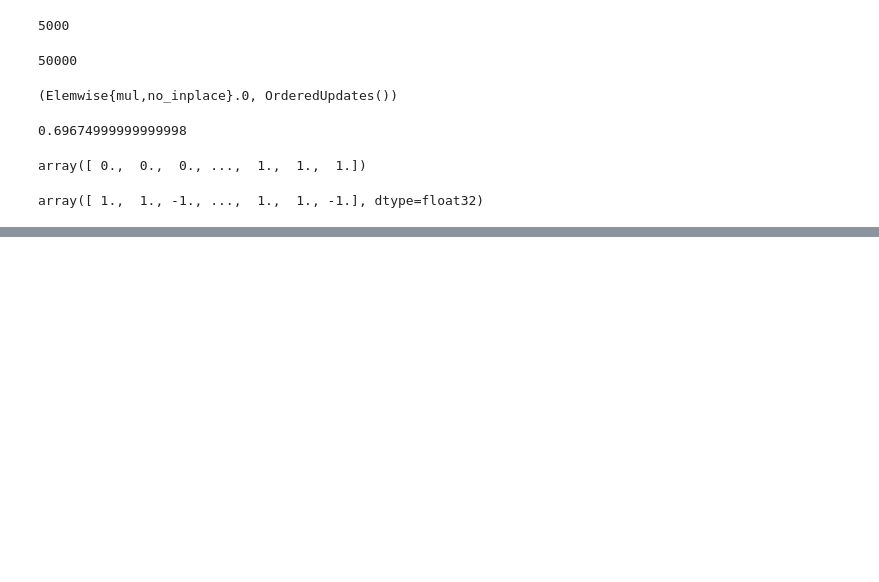
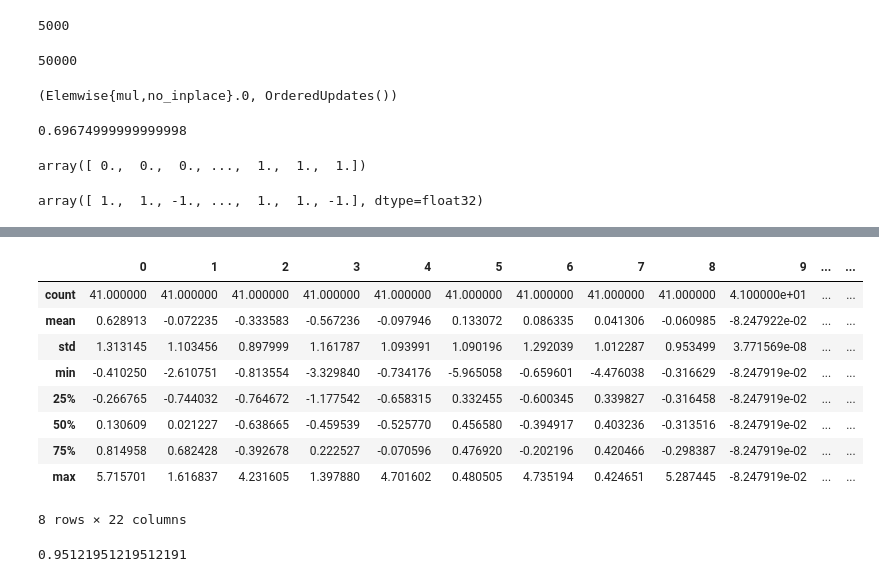
Before and after one commit to ernestyalumni/MLgrabbag, a Jupyter notebook: SVM_theano.ipynb, the cells around one changed output, grey strips where cells are left out. Drawn from its saved outputs; the diff is of its cells as text; code cells hidden in the pictures; blank space fills up the shorter version.

```diff
--- a/SVM_theano.ipynb
+++ b/SVM_theano.ipynb
@@ -941,0 +1145,13 @@ array([ 1.,  1., -1., ...,  1.,  1., -1.], dtype=float32)
+# %%
+pd.DataFrame( test_3_X_scaled).describe()
+# %% [output]
+|  | 0 | 1 | 2 | 3 | 4 | 5 | 6 | 7 | 8 | 9 | ... | ... |
+| count | 41.000000 | 41.000000 | 41.000000 | 41.000000 | 41.000000 | 41.000000 | 41.000000 | 41.000000 | 41.000000 | 4.100000e+01 | ... | ... |
+| mean | 0.628913 | -0.072235 | -0.333583 | -0.567236 | -0.097946 | 0.133072 | 0.086335 | 0.041306 | -0.060985 | -8.247922e-02 | ... | ... |
+| std | 1.313145 | 1.103456 | 0.897999 | 1.161787 | 1.093991 | 1.090196 | 1.292039 | 1.012287 | 0.953499 | 3.771569e-08 | ... | ... |
+| min | -0.410250 | -2.610751 | -0.813554 | -3.329840 | -0.734176 | -5.965058 | -0.659601 | -4.476038 | -0.316629 | -8.247919e-02 | ... | ... |
+| 25% | -0.266765 | -0.744032 | -0.764672 | -1.177542 | -0.658315 | 0.332455 | -0.600345 | 0.339827 | -0.316458 | -8.247919e-02 | ... | ... |
+| 50% | 0.130609 | 0.021227 | -0.638665 | -0.459539 | -0.525770 | 0.456580 | -0.394917 | 0.403236 | -0.313516 | -8.247919e-02 | ... | ... |
+| 75% | 0.814958 | 0.682428 | -0.392678 | 0.222527 | -0.070596 | 0.476920 | -0.202196 | 0.420466 | -0.298387 | -8.247919e-02 | ... | ... |
+| max | 5.715701 | 1.616837 | 4.231605 | 1.397880 | 4.701602 | 0.480505 | 4.735194 | 0.424651 | 5.287445 | -8.247919e-02 | ... | ... |
+8 rows × 22 columns
@@ -941,0 +1162,4 @@ array([ 1.,  1., -1., ...,  1.,  1., -1.], dtype=float32)
+# %%
+(yhat_test3 == test_3_y).sum()/float(len(test_3_y))
+# %% [output]
+0.95121951219512191
```
Also changed, not shown: parts of 40 cells of this notebook, 4 other files.
